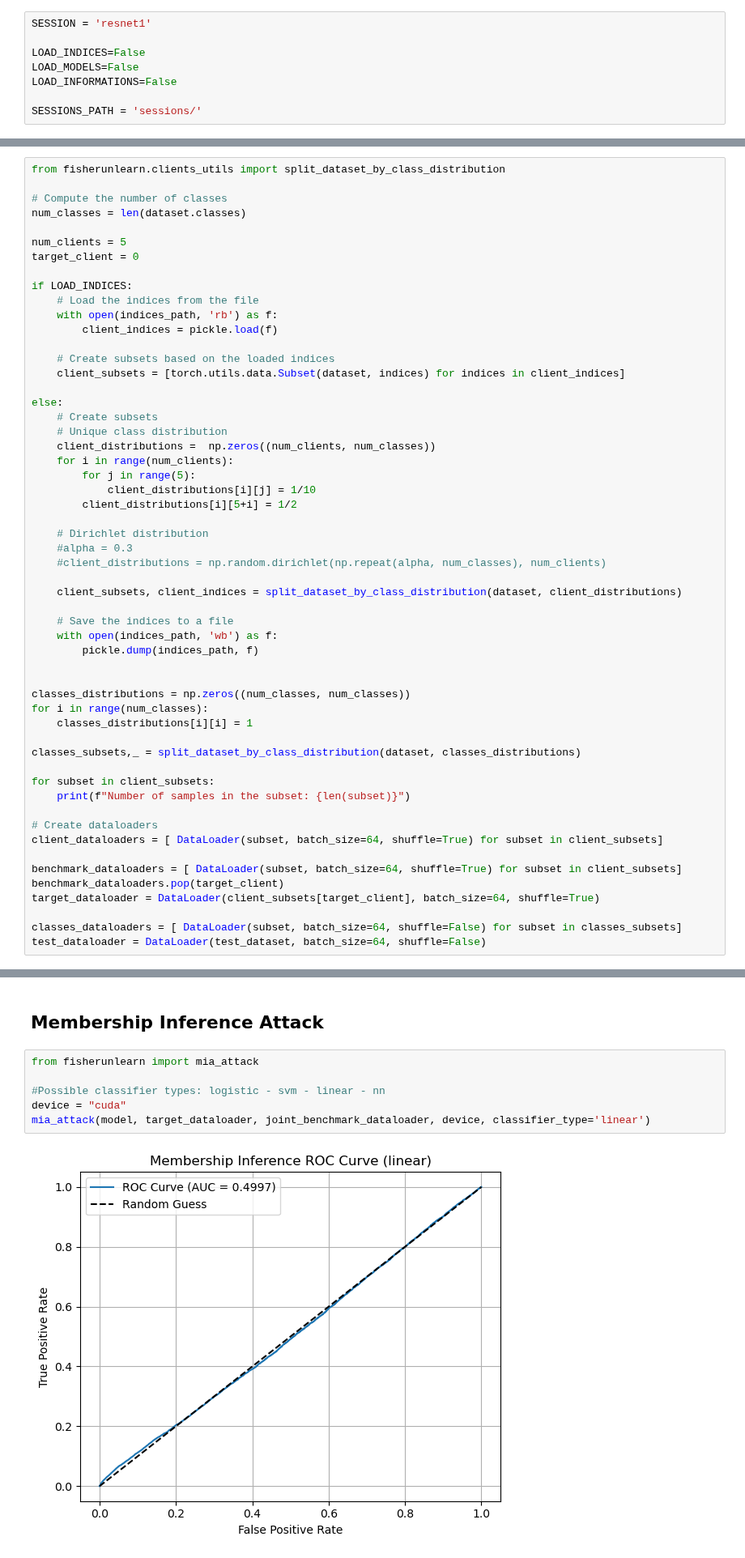
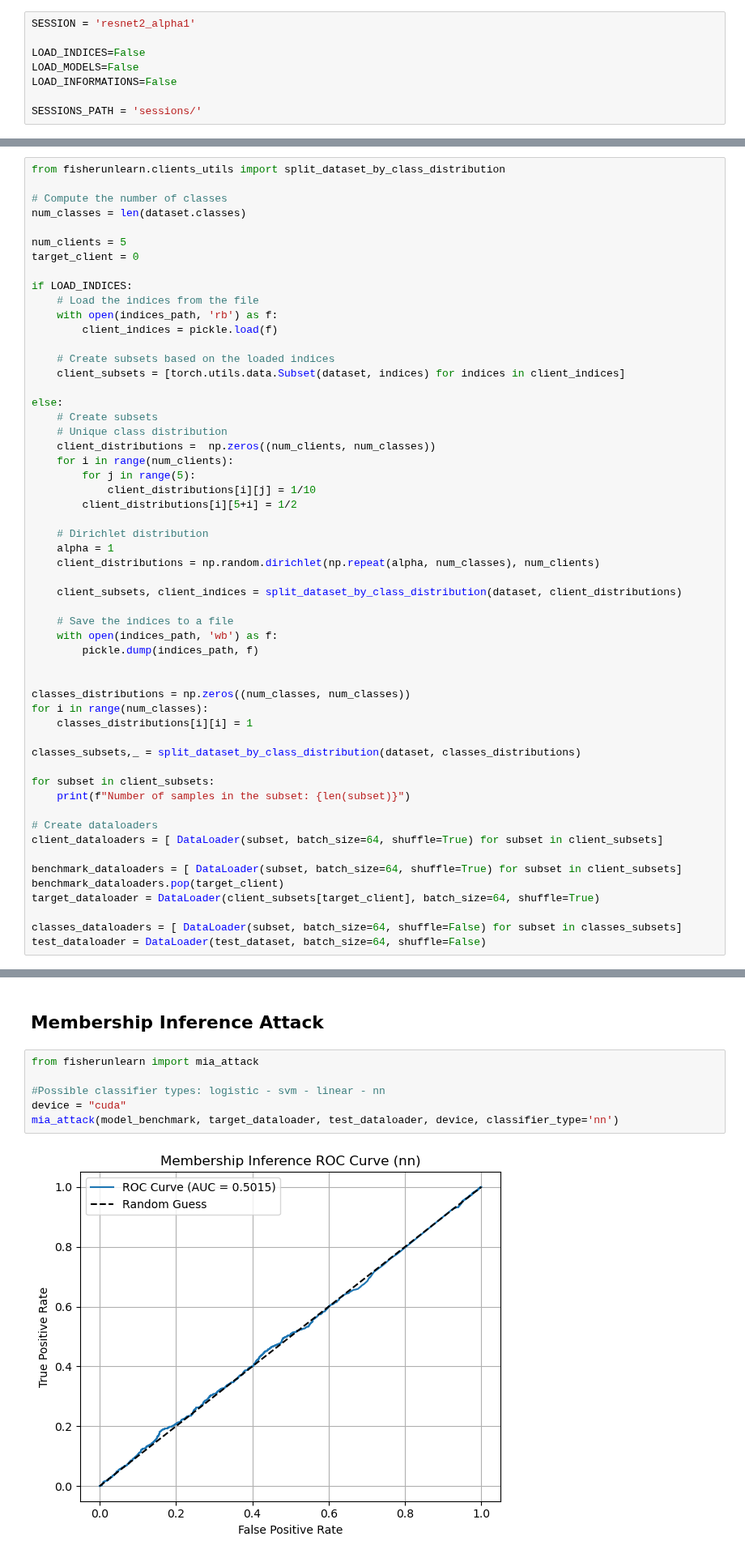
Before and after one commit to lorenzomanini/FedUnlearn-PE, a Jupyter notebook: vision_unlearn_Resdiual.ipynb, the cells around one changed output, grey strips where cells are left out. Shown at 81% size. Cells and saved outputs as stored; diff of their text form.

```diff
--- a/vision_unlearn_Resdiual.ipynb
+++ b/vision_unlearn_Resdiual.ipynb
@@ -19,7 +19,7 @@ import pickle
 
 from torchvision.models import resnet18
 # %%
-SESSION = 'resnet1'
+SESSION = 'resnet2_alpha1'
 
 LOAD_INDICES=False
 LOAD_MODELS=False
@@ -103,8 +103,8 @@ else:
         client_distributions[i][5+i] = 1/2
 
     # Dirichlet distribution
-    #alpha = 0.3
-    #client_distributions = np.random.dirichlet(np.repeat(alpha, num_classes), num_clients)
+    alpha = 1
+    client_distributions = np.random.dirichlet(np.repeat(alpha, num_classes), num_clients)
 
     client_subsets, client_indices = split_dataset_by_class_distribution(dataset, client_distributions)
 
@@ -1061,8 +1064,8 @@ print(results)
 # %%
 from fisherunlearn import mia_attack
 
 #Possible classifier types: logistic - svm - linear - nn
 device = "cuda"
-mia_attack(model, target_dataloader, joint_benchmark_dataloader, device, classifier_type='linear')
+mia_attack(model_benchmark, target_dataloader, test_dataloader, device, classifier_type='nn')
 # %% [output]
-[figure, old version]
+[figure, new version]
```
Also changed, not shown: parts of 15 cells of this notebook, 1 other file.
